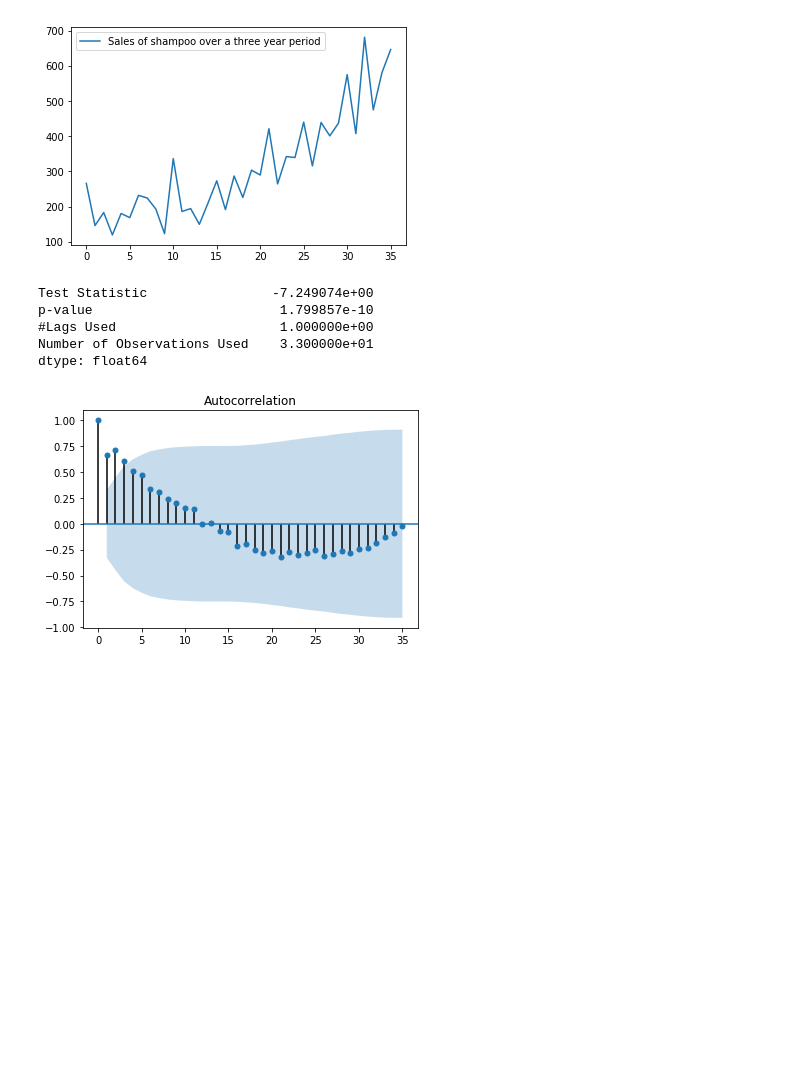
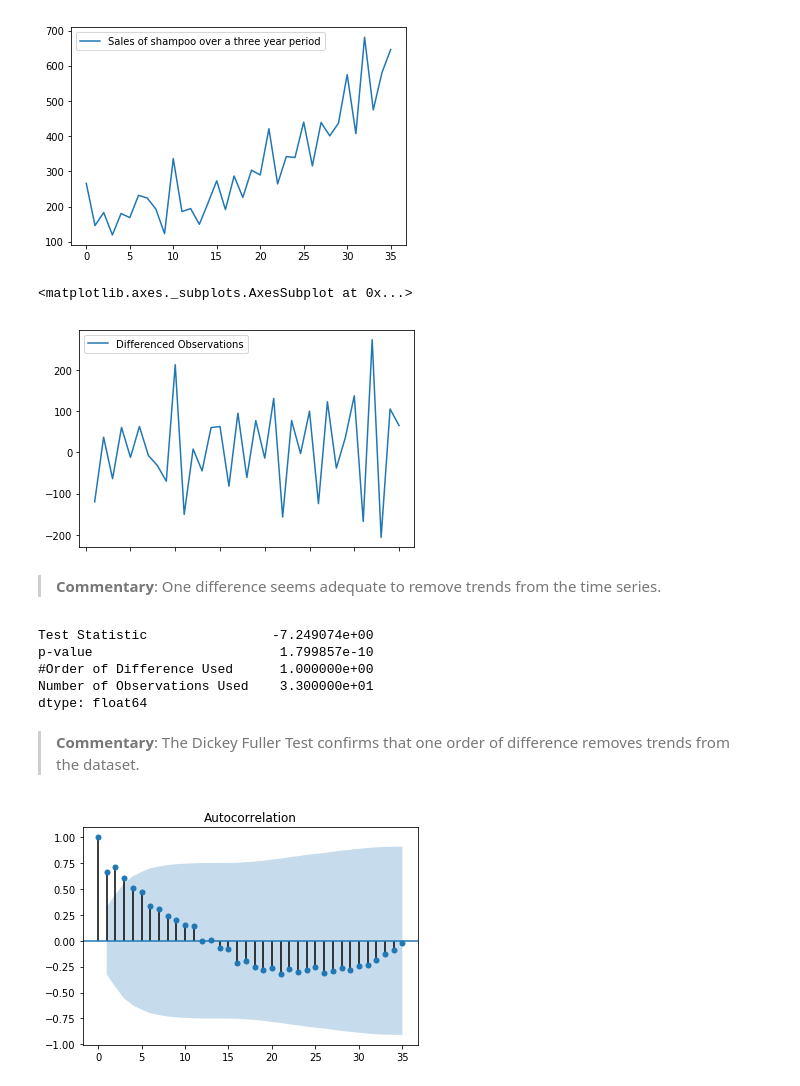
Before and after one commit to learn-co-curriculum/dsc-lp-TIMESERIES-arma-models, a Jupyter notebook: Modeling-Time-Series-Teacher-Version.ipynb, the cells around one changed output. Drawn from its saved outputs; the diff is of its cells as text; code cells hidden in the pictures; blank space fills up the shorter version.

```diff
--- a/Modeling-Time-Series-Teacher-Version.ipynb
+++ b/Modeling-Time-Series-Teacher-Version.ipynb
@@ -81,18 +81,26 @@ shampoo.plot()
 # %%
 #get differenced values
 diff = shampoo.diff().rename(index=str, columns={"Sales of shampoo over a three year period": "Differenced Observations"})
+diff.plot()
+# %% [output]
+<matplotlib.axes._subplots.AxesSubplot at 0x...>
+[figure, added]
+# %% [markdown]
+> **Commentary**: One difference seems adequate to remove trends from the time series.
 # %%
 #perform dickey fuller to see if our data is stationary
 from statsmodels.tsa.stattools import adfuller
 test = adfuller(diff['Differenced Observations'][1:-1])
-dfoutput = pd.Series(test[0:4], index=['Test Statistic','p-value','#Lags Used','Number of Observations Used'])
+dfoutput = pd.Series(test[0:4], index=['Test Statistic','p-value','#Order of Difference Used','Number of Observations Used'])
 print(dfoutput)
 # %% [output]
 Test Statistic                -7.249074e+00
 p-value                        1.799857e-10
-#Lags Used                     1.000000e+00
+#Order of Difference Used      1.000000e+00
 Number of Observations Used    3.300000e+01
 dtype: float64
+# %% [markdown]
+> **Commentary**: The Dickey Fuller Test confirms that one order of difference removes trends from the dataset.
 # %%
 #ACF/PACF to determine which terms in include (MA or AR or Both?)
 from statsmodels.graphics.tsaplots import plot_acf
```
Also changed, not shown: parts of 16 cells of this notebook, 3 other files.
